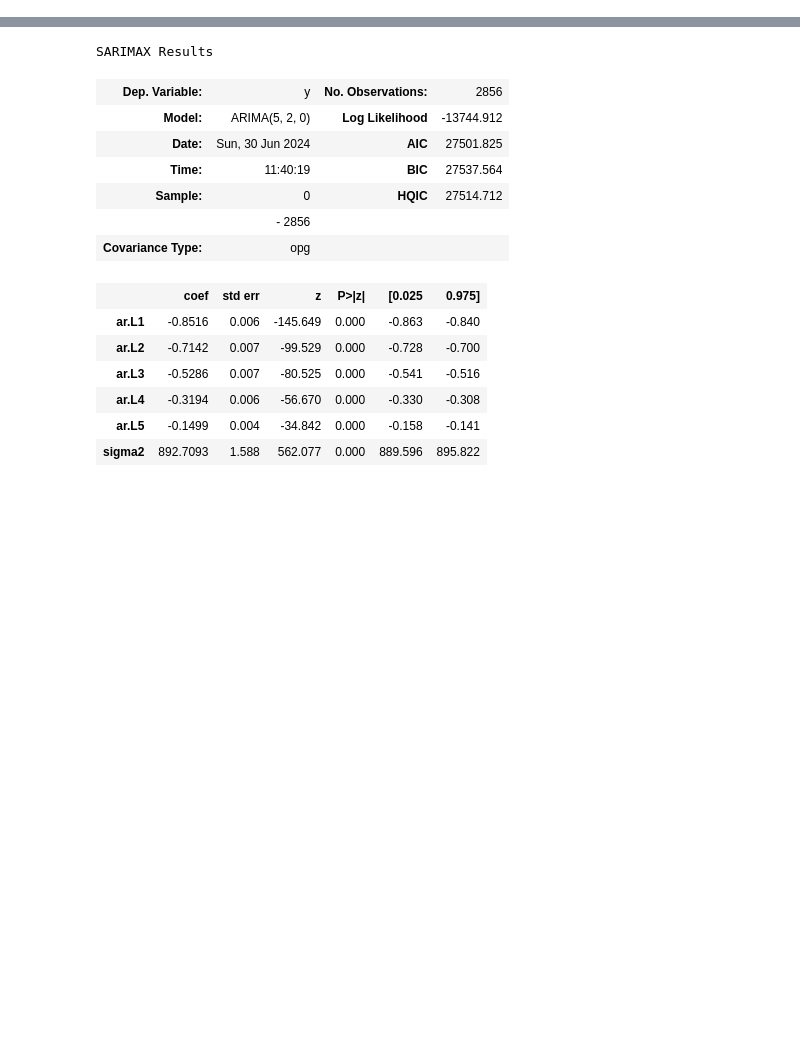
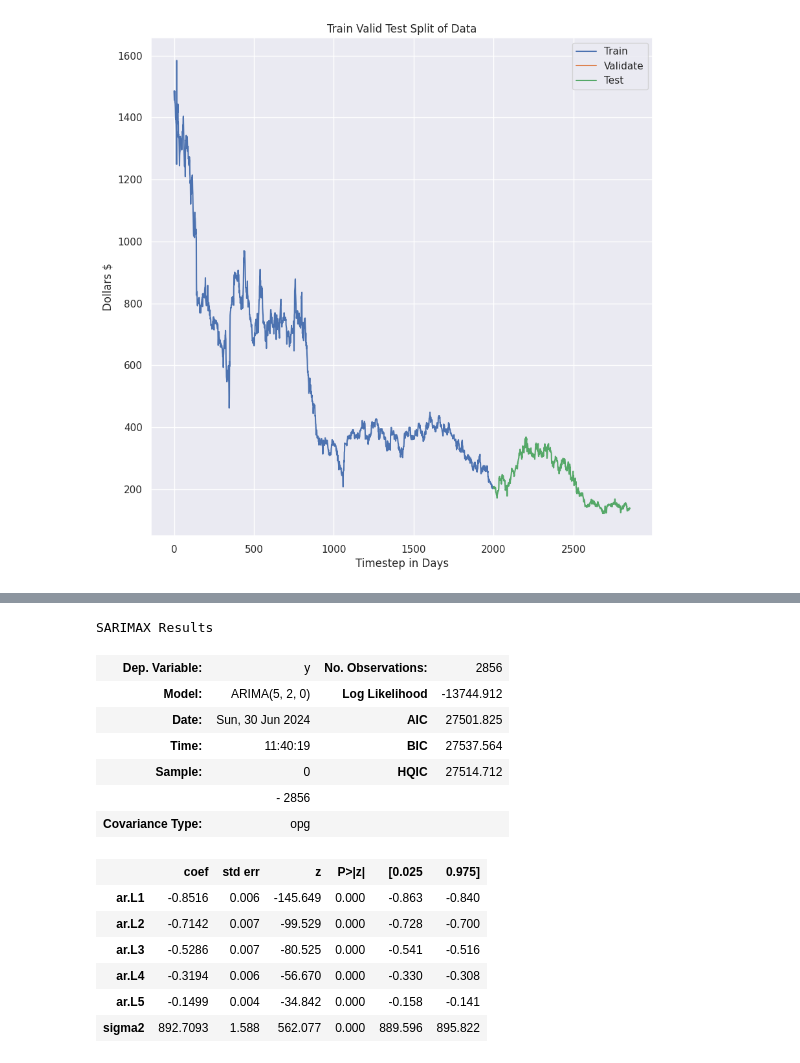
Before and after one commit to Ariyamandebnath/Stock-ipy, a Jupyter notebook: prediction/ARIMA.ipynb, the cells around one changed output, grey strips where cells are left out. Saved outputs shown, nothing was run; the diff lists cells and outputs as text; code cells hidden in the pictures; blank space fills up the shorter version.

```diff
--- a/prediction/ARIMA.ipynb
+++ b/prediction/ARIMA.ipynb
@@ -43,3 +56,15 @@ for key, val in result[4].items():
 # %%
-!pip install pmdarima
+# set style of charts
+sns.set(style="darkgrid")
+plt.rcParams['figure.figsize'] = [10, 10]
+
+# Create a plot showing the split of the train, valid, and test data
+plt.plot(x_train, label = 'Train')
+plt.plot(x_valid, label = 'Validate')
+plt.plot(x_test, label = 'Test')
+plt.title('Train Valid Test Split of Data')
+plt.ylabel('Dollars $')
+plt.xlabel('Timestep in Days')
+plt.legend()
+print(x_train.index.max(),x_valid.index.min(),x_valid.index.max(),x_test.index.min(),x_test.index.max())
 # %% [output]
@@ -63 +72,2 @@ Requirement already satisfied: six in /home/ariyaman/learntocode/Stockipy/venv/l
+[figure, added]
 # %%
```
Also changed, not shown: parts of 14 cells of this notebook, 5 other files.
